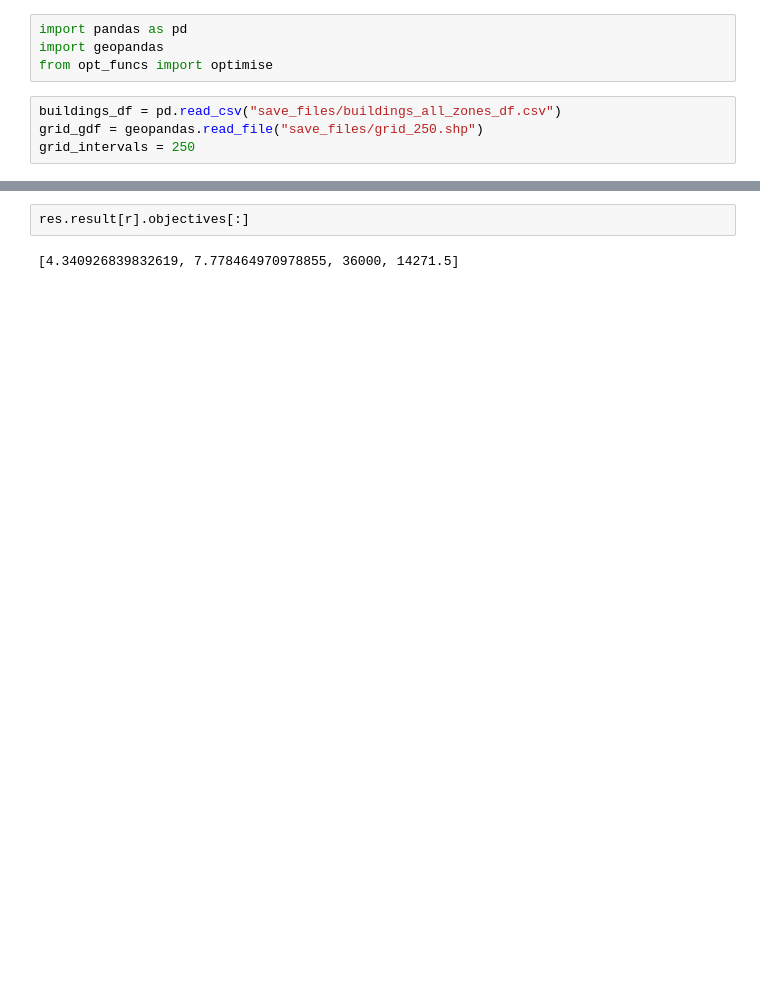
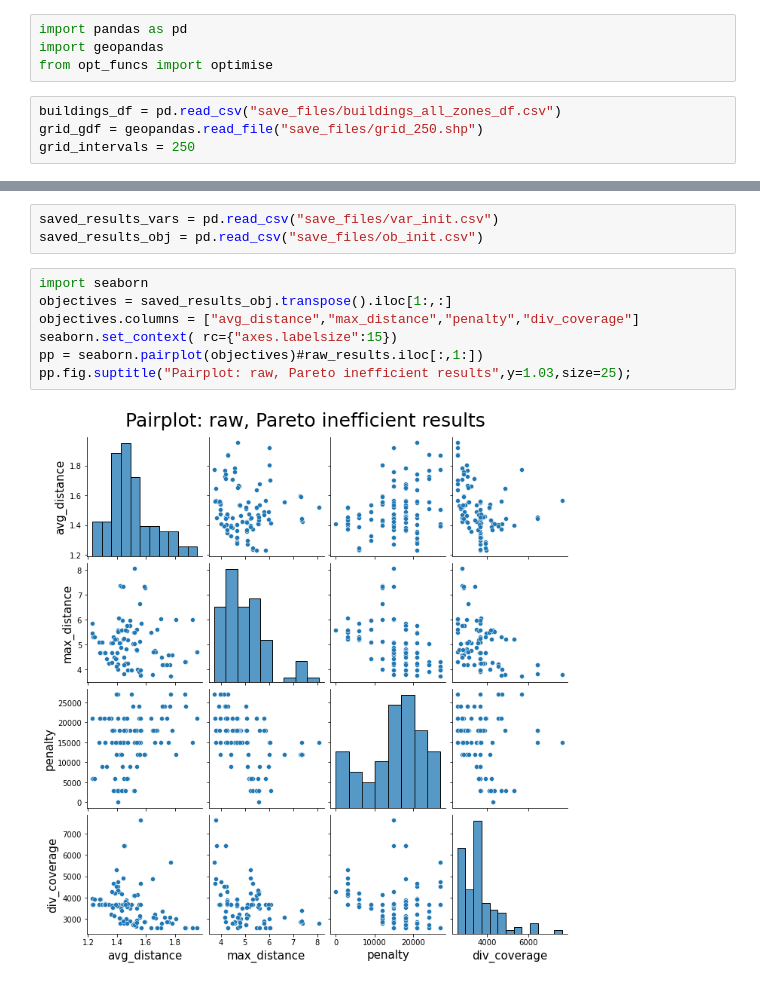
Before and after one commit to daanieo/FATM_opt, a Jupyter notebook: Optimisation.ipynb, the cells around one changed output, grey strips where cells are left out. Cells and saved outputs as stored; diff of their text form; blank space fills up the shorter version.

```diff
--- a/Optimisation.ipynb
+++ b/Optimisation.ipynb
@@ -51,4 +24,12 @@ pd.DataFrame(obdict)
-# %%
-res.result[r].objectives[:]
-# %% [output]
-[4.340926839832619, 7.778464970978855, 36000, 14271.5]
+# %%
+saved_results_vars = pd.read_csv("save_files/var_init.csv")
+saved_results_obj = pd.read_csv("save_files/ob_init.csv")
+# %%
+import seaborn
+objectives = saved_results_obj.transpose().iloc[1:,:]
+objectives.columns = ["avg_distance","max_distance","penalty","div_coverage"]
+seaborn.set_context( rc={"axes.labelsize":15})
+pp = seaborn.pairplot(objectives)#raw_results.iloc[:,1:])
+pp.fig.suptitle("Pairplot: raw, Pareto inefficient results",y=1.03,size=25);
+# %% [output]
+[figure, added]
```
Also changed, not shown: parts of 8 cells of this notebook, 2 other files.
